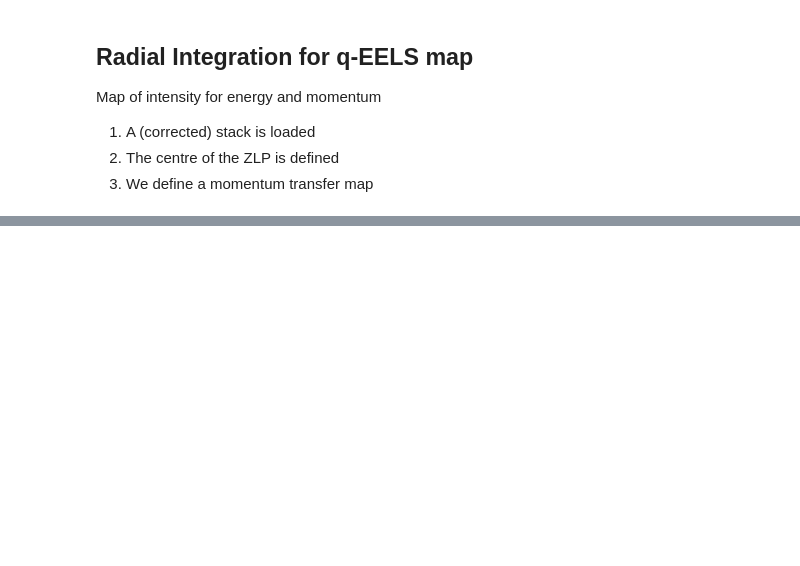
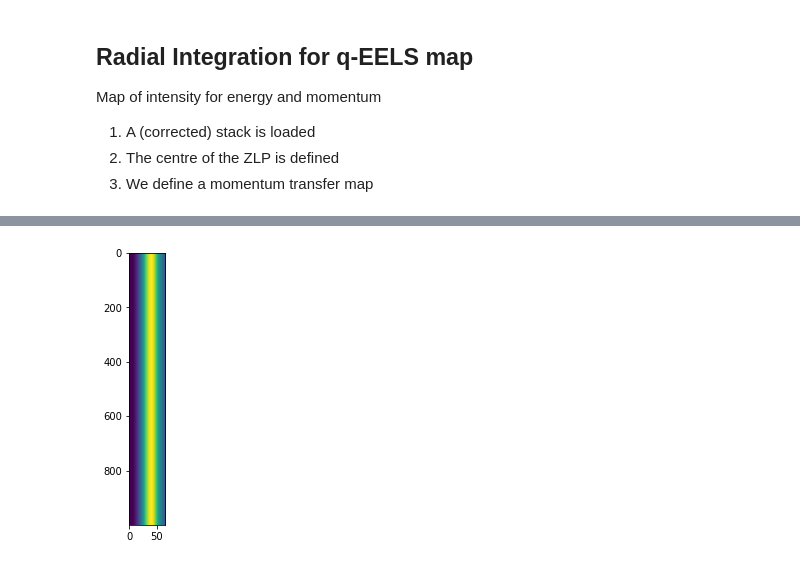
Before and after one commit to SangersJeroen/Bachelor-Thesis-Code, a Jupyter notebook: centre_finding.ipynb, the cells around one changed output, grey strips where cells are left out. Cells and saved outputs as stored; diff of their text form; code cells hidden in the pictures; blank space fills up the shorter version.

```diff
--- a/centre_finding.ipynb
+++ b/centre_finding.ipynb
@@ -249,0 +325,12 @@ print(test)
+# %%
+def sigmoid(x):
+    a = np.average(x)
+    b = np.std(x)
+    return 1/(1+np.exp(-(x-a)/b))
+# %%
+processed_qeels = sigmoid(qeels_map[:,4:])
+# %%
+plt.imshow(processed_qeels, aspect=0.5)
+plt.gcf().set_size_inches(10,5)
+# %% [output]
+[figure, added]
```
Also changed, not shown: parts of 10 cells of this notebook, 4 other files.
